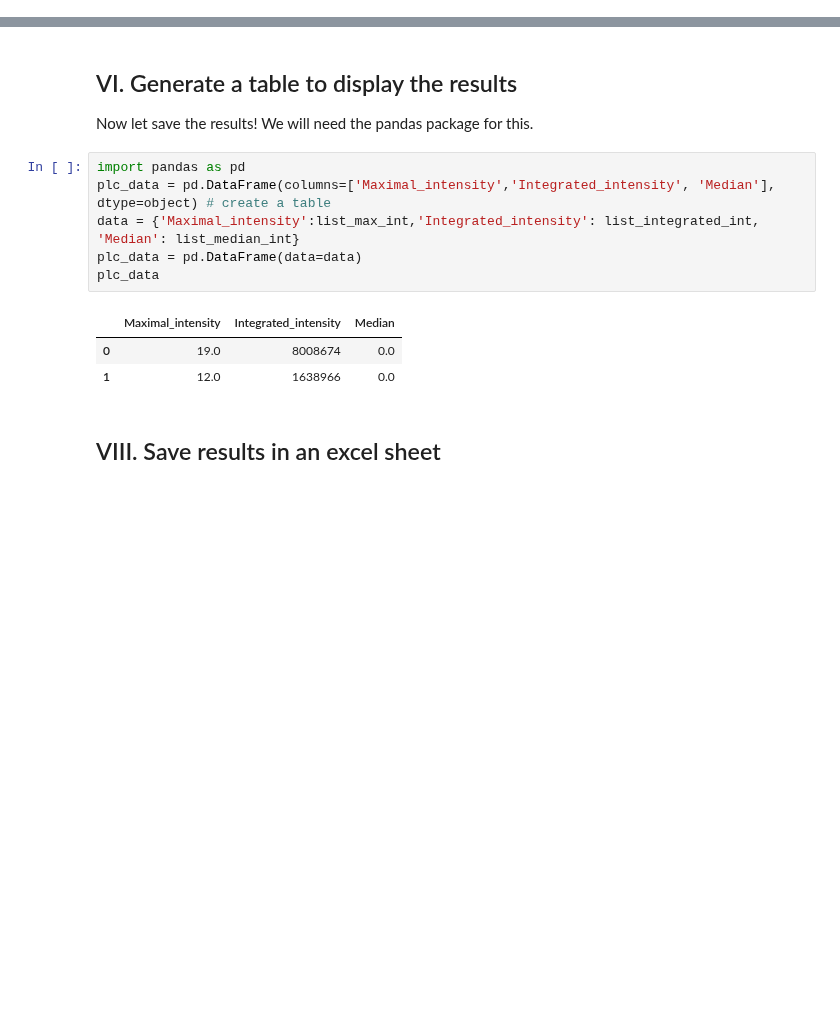
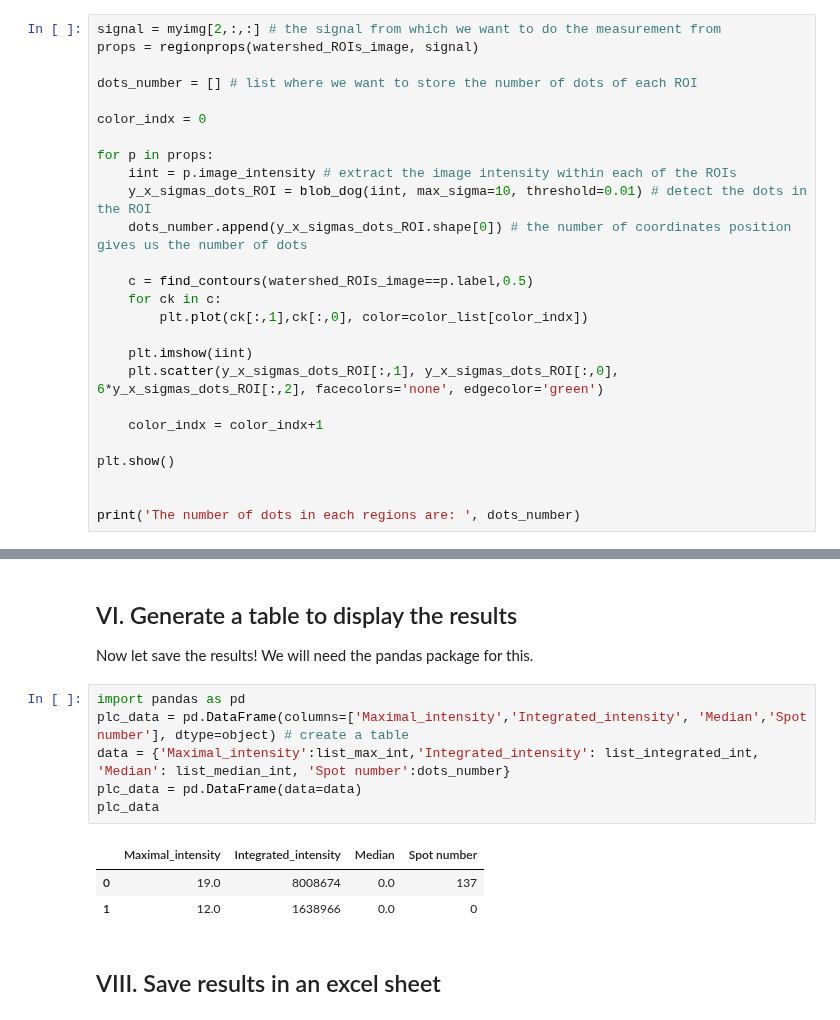
Before and after one commit to u-schulze/Python-course, a Jupyter notebook: mask-statistics.ipynb, the cells around one changed output, grey strips where cells are left out. Saved outputs shown, nothing was run; the diff lists cells and outputs as text; blank space fills up the shorter version.

Commit message:
add-spot-detection

```diff
--- a/mask-statistics.ipynb
+++ b/mask-statistics.ipynb
@@ -374,0 +406,26 @@ The median intensity for each regions are:  [0.0, 0.0]
+# %%
+signal = myimg[2,:,:] # the signal from which we want to do the measurement from
+props = regionprops(watershed_ROIs_image, signal)
+
+dots_number = [] # list where we want to store the number of dots of each ROI
+
+color_indx = 0
+
+for p in props:
+    iint = p.image_intensity # extract the image intensity within each of the ROIs
+    y_x_sigmas_dots_ROI = blob_dog(iint, max_sigma=10, threshold=0.01) # detect the dots in the ROI
+    dots_number.append(y_x_sigmas_dots_ROI.shape[0]) # the number of coordinates position gives us the number of dots
+
+    c = find_contours(watershed_ROIs_image==p.label,0.5)
+    for ck in c:
+        plt.plot(ck[:,1],ck[:,0], color=color_list[color_indx])
+
+    plt.imshow(iint)
+    plt.scatter(y_x_sigmas_dots_ROI[:,1], y_x_sigmas_dots_ROI[:,0], 6*y_x_sigmas_dots_ROI[:,2], facecolors='none', edgecolor='green')
+
+    color_indx = color_indx+1
+
+plt.show()
+
+
+print('The number of dots in each regions are: ', dots_number)
@@ -377,14 +437,14 @@ The median intensity for each regions are:  [0.0, 0.0]
 Now let save the results! We will need the pandas package for this.
 # %%
 import pandas as pd
-plc_data = pd.DataFrame(columns=['Maximal_intensity','Integrated_intensity', 'Median'], dtype=object) # create a table
-data = {'Maximal_intensity':list_max_int,'Integrated_intensity': list_integrated_int, 'Median': list_median_int}
+plc_data = pd.DataFrame(columns=['Maximal_intensity','Integrated_intensity', 'Median','Spot number'], dtype=object) # create a table
+data = {'Maximal_intensity':list_max_int,'Integrated_intensity': list_integrated_int, 'Median': list_median_int, 'Spot number':dots_number}
 plc_data = pd.DataFrame(data=data)
 plc_data
 # %% [output]
-|  | Maximal_intensity | Integrated_intensity | Median |
-| 0 | 19.0 | 8008674 | 0.0 |
-| 1 | 12.0 | 1638966 | 0.0 |
+|  | Maximal_intensity | Integrated_intensity | Median | Spot number |
+| 0 | 19.0 | 8008674 | 0.0 | 137 |
+| 1 | 12.0 | 1638966 | 0.0 | 0 |
 # %% [markdown]
 ## VIII. Save results in an excel sheet ##
 # %%
```
Also changed, not shown: parts of 6 cells of this notebook, 1 other file.
